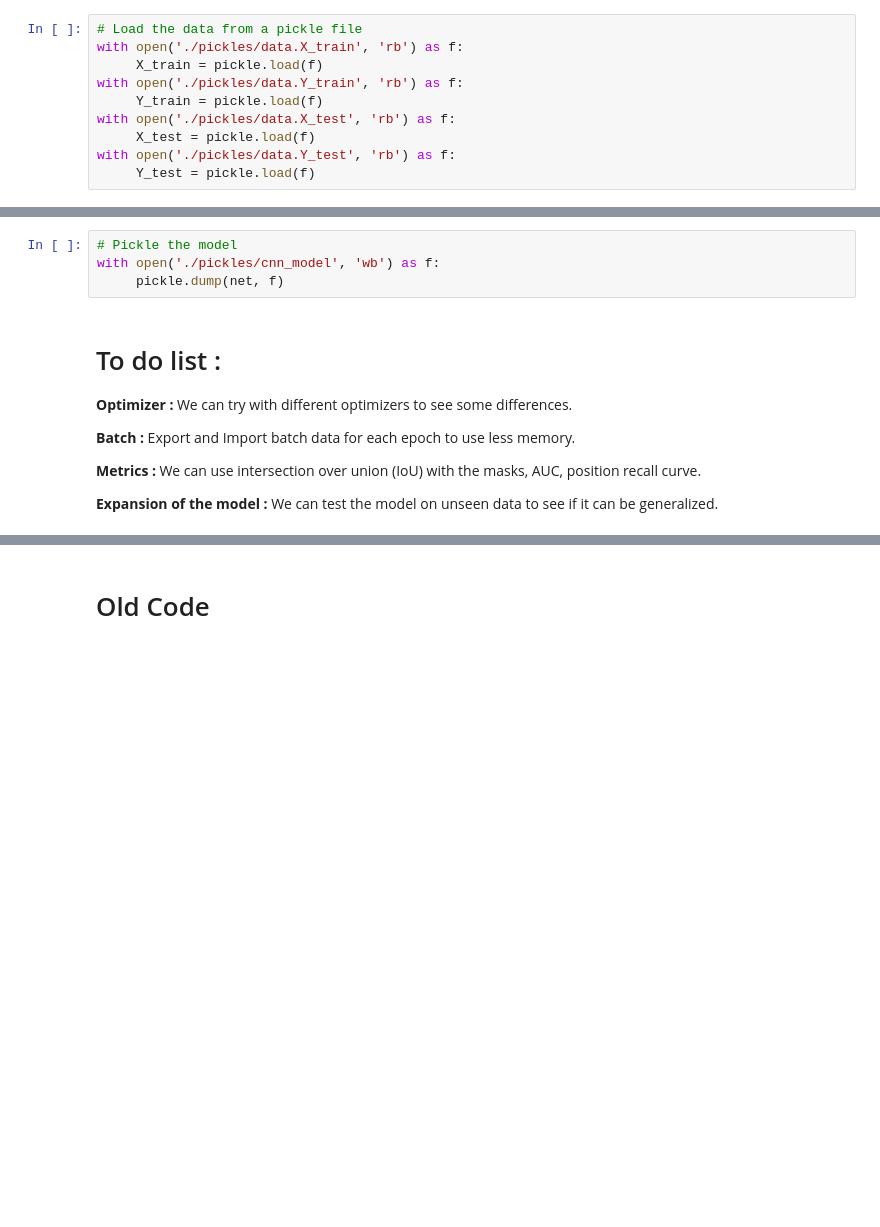
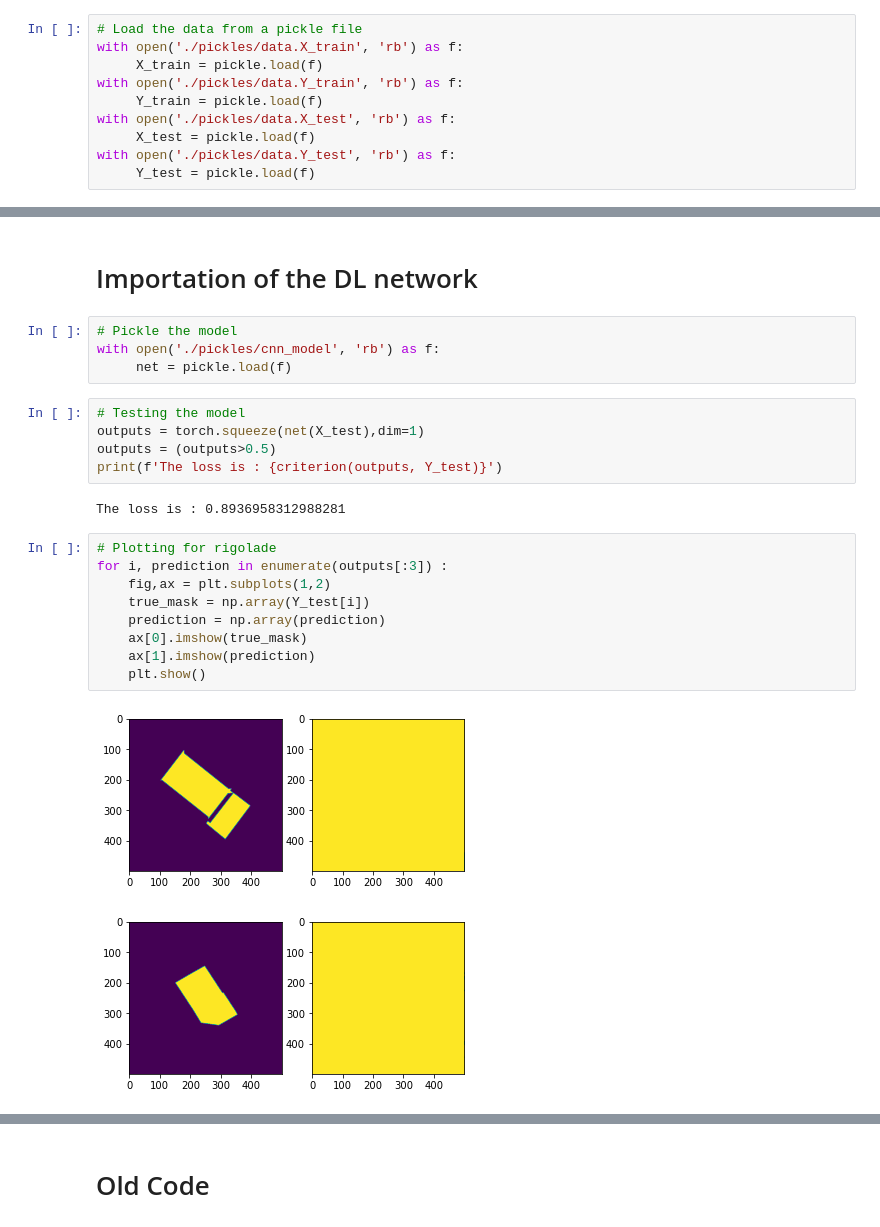
Before and after one commit to MichelQu/Otovo_Deep_Learning, a Jupyter notebook: DeepLearningProject.ipynb, the cells around one changed output, grey strips where cells are left out. Saved outputs shown, nothing was run; the diff lists cells and outputs as text; blank space fills up the shorter version.

```diff
--- a/DeepLearningProject.ipynb
+++ b/DeepLearningProject.ipynb
@@ -330,14 +359,25 @@ Epoch n°0
-# %%
-# Pickle the model
-with open('./pickles/cnn_model', 'wb') as f:
-     pickle.dump(net, f)
-# %% [markdown]
-# To do list :
-
-**Optimizer :** We can try with different optimizers to see some differences.
-
-**Batch :** Export and Import batch data for each epoch to use less memory.
-
-**Metrics :** We can use intersection over union (IoU) with the masks, AUC, position recall curve.
-
-**Expansion of the model :** We can test the model on unseen data to see if it can be generalized.
+# %% [markdown]
+# Importation of the DL network
+# %%
+# Pickle the model
+with open('./pickles/cnn_model', 'rb') as f:
+     net = pickle.load(f)
+# %%
+# Testing the model
+outputs = torch.squeeze(net(X_test),dim=1)
+outputs = (outputs>0.5)
+print(f'The loss is : {criterion(outputs, Y_test)}')
+# %% [output]
+The loss is : 0.8936958312988281
+# %%
+# Plotting for rigolade
+for i, prediction in enumerate(outputs[:3]) :
+    fig,ax = plt.subplots(1,2)
+    true_mask = np.array(Y_test[i])
+    prediction = np.array(prediction)
+    ax[0].imshow(true_mask)
+    ax[1].imshow(prediction)
+    plt.show()
+# %% [output]
+[figure, added]
+[figure, added]
```
Also changed, not shown: parts of 19 cells of this notebook.
